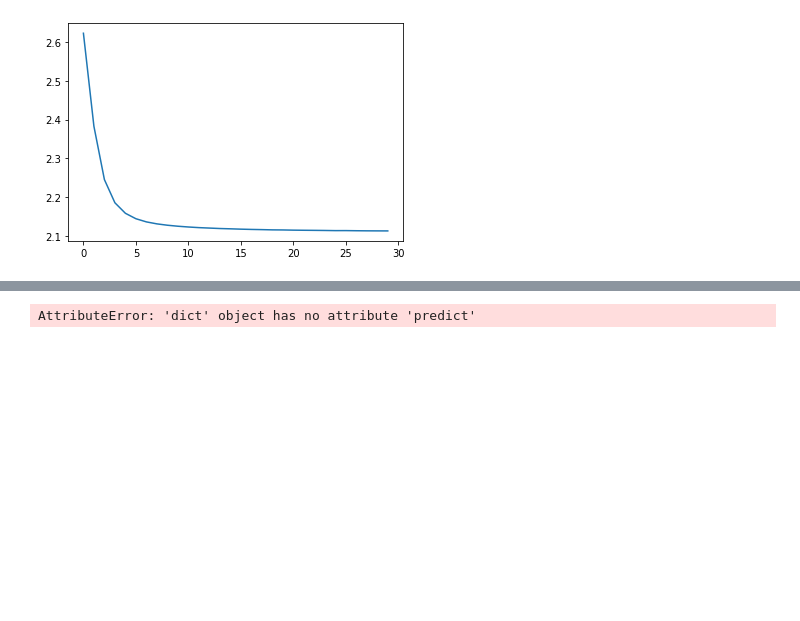
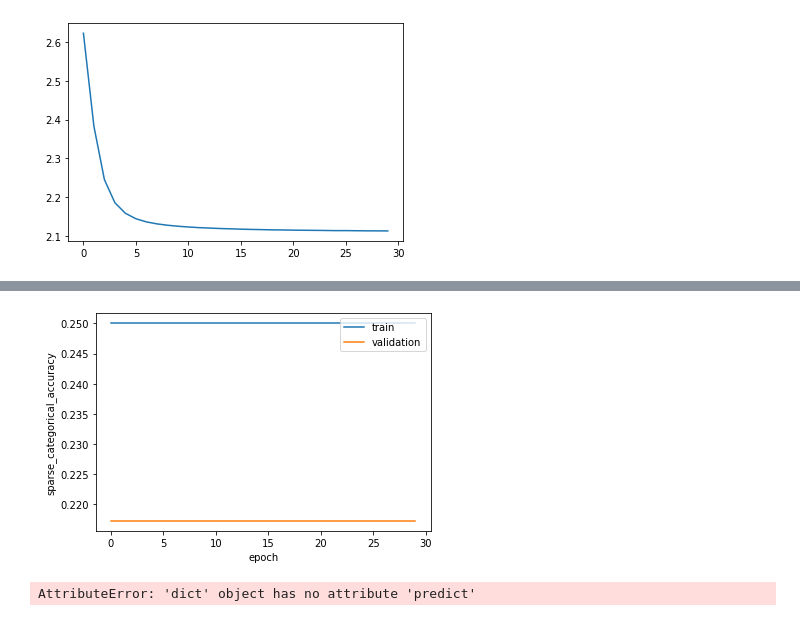
Before and after one commit to urbrex/FIIT_NS_2019, a Jupyter notebook: model1.ipynb, the cells around one changed output, grey strips where cells are left out. Saved outputs shown, nothing was run; the diff lists cells and outputs as text; code cells hidden in the pictures; blank space fills up the shorter version.

```diff
--- a/model1.ipynb
+++ b/model1.ipynb
@@ -146,3 +146,12 @@ pyplot.show()
+# %%
+pyplot.plot(history.history['sparse_categorical_accuracy'])
+pyplot.plot(history.history['val_sparse_categorical_accuracy'])
+pyplot.ylabel('sparse_categorical_accuracy')
+pyplot.xlabel('epoch')
+pyplot.legend(['train', 'validation'], loc='upper right')
+pyplot.show()
+# %% [output]
+[figure, added]
 # %%
 history.history.predict(testx[:3])
 # %% [output]
```
Also changed, not shown: parts of 14 cells of this notebook, 21 other files.
